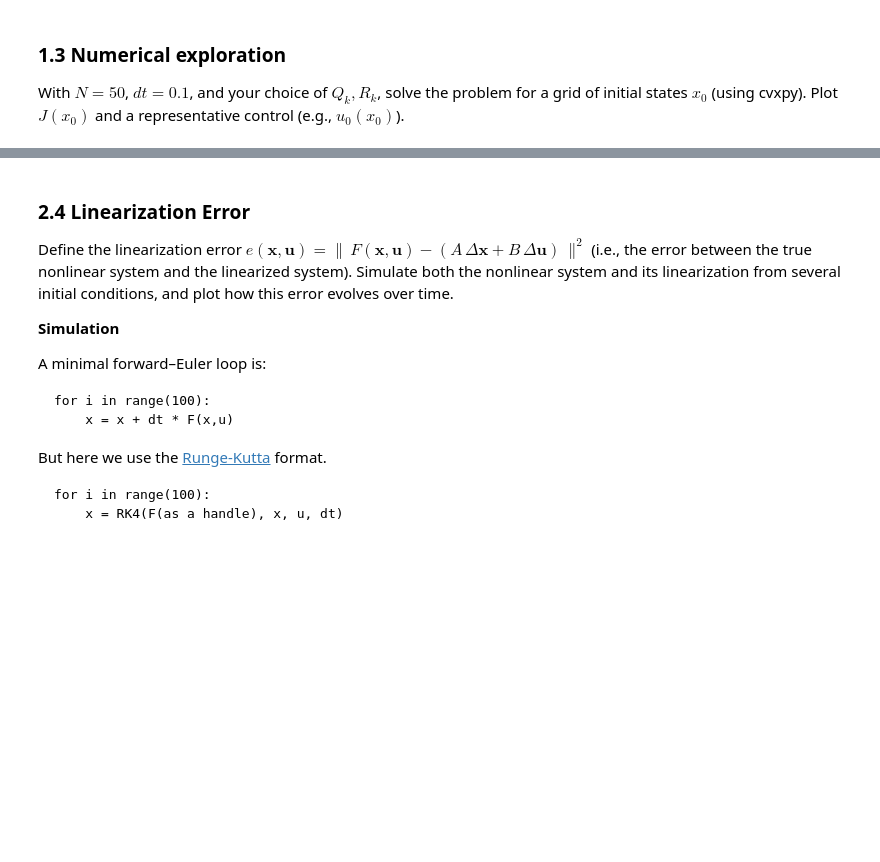
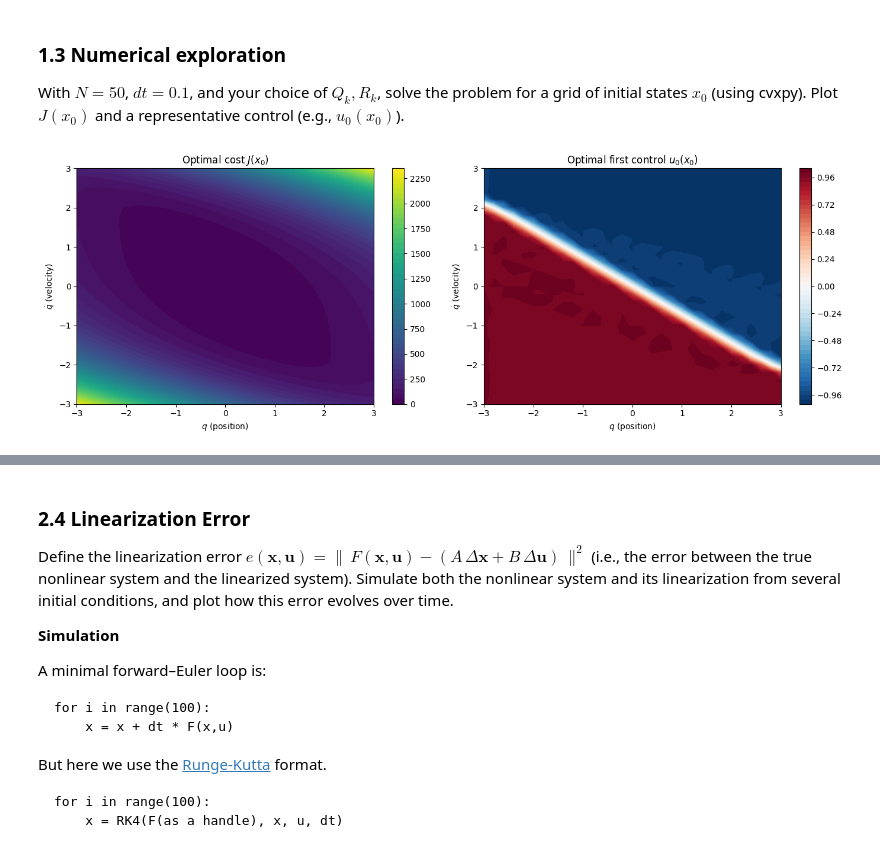
Before and after one commit to mmattyV/2025-ES-AM-158-PSET, a Jupyter notebook: PSET4/pset4.ipynb, the cells around one changed output, grey strips where cells are left out. Cells and saved outputs as stored; diff of their text form; code cells hidden in the pictures; blank space fills up the shorter version.

```diff
--- a/PSET4/pset4.ipynb
+++ b/PSET4/pset4.ipynb
@@ -70,38 +88,99 @@ import matplotlib.pyplot as plt
 # =========================
 
 ####################
 # TODO: Define the hyperparameters
 ####################
-N   =
-dt  =
-umax =
+N   = 50
+dt  = 0.1
+umax = 1.0
 
 # Euler discretization for the double integrator: x = [q, qdot]
-A =
-B =
+A = np.array([[1, dt],
+              [0, 1]])
+B = np.array([[0],
+              [dt]])
 
 # Cost weights (time-invariant)
-Q  =
-R  =
+Q  = np.eye(2)       # penalize position and velocity equally
+R  = np.array([[0.1]])  # small penalty on control effort
 
 n, m = A.shape[0], B.shape[1]
 
 # =========================
 # Build one QP (with Parameter x0) that we can reuse for all grid points
 # =========================
 
 ####################
 # TODO: Define problem using cvxpy
 ####################
 
 x0_param = cp.Parameter(n)  # initial condition parameter
 
-prob = cp.Problem(...)
+# Decision variables
+x = cp.Variable((n, N+1))  # states x_0, ..., x_N
+u = cp.Variable((m, N))    # controls u_0, ..., u_{N-1}
+
+# Objective: sum of x'Qx + u'Ru
+cost = 0
+for k in range(N+1):
+    cost += cp.quad_form(x[:, k], Q)
+for k in range(N):
+    cost += cp.quad_form(u[:, k], R)
+
+# Constraints
+constraints = [x[:, 0] == x0_param]  # initial condition
+for k in range(N):
+    constraints += [x[:, k+1] == A @ x[:, k] + B @ u[:, k]]  # dynamics
+    constraints += [u[:, k] >= -umax, u[:, k] <= umax]       # control bounds
+
+prob = cp.Problem(cp.Minimize(cost), constraints)
 
 # =========================
 # Grid of initial states
 # =========================
 
 ####################
 # TODO: Plot here
 ####################
+
+# Create grid of initial states
+n_grid = 31
+q_vals = np.linspace(-3, 3, n_grid)
+qdot_vals = np.linspace(-3, 3, n_grid)
+Q_grid, Qdot_grid = np.meshgrid(q_vals, qdot_vals)
+
+J_grid = np.zeros((n_grid, n_grid))
+u0_grid = np.zeros((n_grid, n_grid))
+
+# Solve for each initial condition
+for i in range(n_grid):
+    for j in range(n_grid):
+        x0_param.value = np.array([Q_grid[i, j], Qdot_grid[i, j]])
+        prob.solve(solver=cp.OSQP, warm_start=True)
+        if prob.status == 'optimal':
+            J_grid[i, j] = prob.value
+            u0_grid[i, j] = u.value[0, 0]
+        else:
+            J_grid[i, j] = np.nan
+            u0_grid[i, j] = np.nan
+
+# Plot J(x0)
+fig, axes = plt.subplots(1, 2, figsize=(14, 5))
+
+c1 = axes[0].contourf(Q_grid, Qdot_grid, J_grid, levels=50, cmap='viridis')
+axes[0].set_xlabel('$q$ (position)')
+axes[0].set_ylabel('$\dot{q}$ (velocity)')
+axes[0].set_title('Optimal cost $J(x_0)$')
+plt.colorbar(c1, ax=axes[0])
+
+# Plot u_0(x0)
+c2 = axes[1].contourf(Q_grid, Qdot_grid, u0_grid, levels=50, cmap='RdBu_r')
+axes[1].set_xlabel('$q$ (position)')
+axes[1].set_ylabel('$\dot{q}$ (velocity)')
+axes[1].set_title('Optimal first control $u_0(x_0)$')
+plt.colorbar(c2, ax=axes[1])
+
+plt.tight_layout()
+plt.show()
+# %% [output]
+[figure, added]
```
Also changed, not shown: parts of 29 cells of this notebook, 2 other files.
